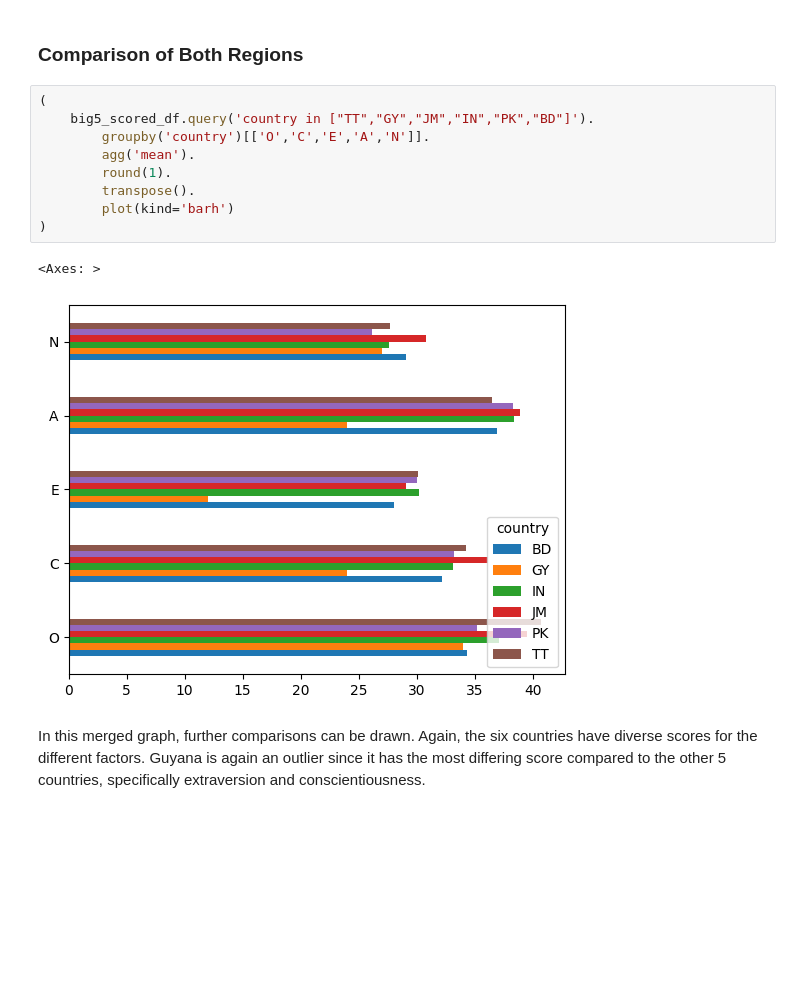
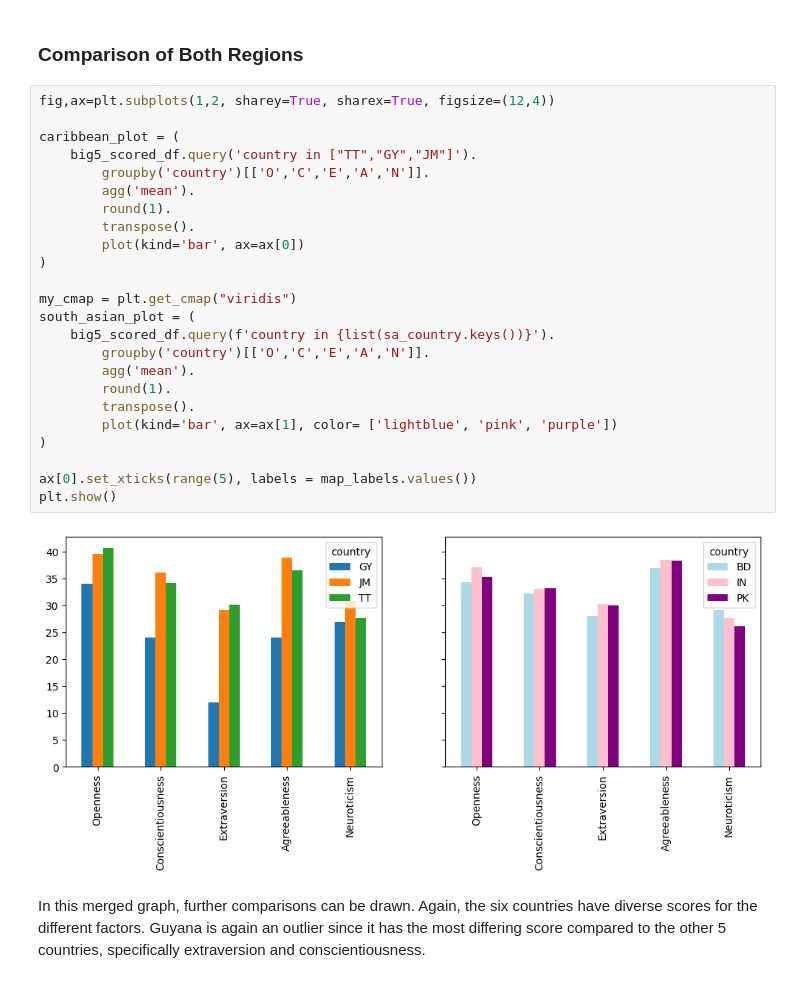
Before and after one commit to nmaharaj28/comm3180_S26_Blog, a Jupyter notebook: posts/002_personality/blog.ipynb, the cells around one changed output. Drawn from its saved outputs; the diff is of its cells as text; blank space fills up the shorter version.

```diff
--- a/posts/002_personality/blog.ipynb
+++ b/posts/002_personality/blog.ipynb
@@ -117,17 +117,31 @@ This graph shows that the South Asian subcontinent scored almost identically on
 # %% [markdown]
 ### Comparison of Both Regions
 # %%
-(
-    big5_scored_df.query('country in ["TT","GY","JM","IN","PK","BD"]').
+fig,ax=plt.subplots(1,2, sharey=True, sharex=True, figsize=(12,4))
+
+caribbean_plot = (
+    big5_scored_df.query('country in ["TT","GY","JM"]').
         groupby('country')[['O','C','E','A','N']].
         agg('mean').
         round(1).
         transpose().
-        plot(kind='barh')
+        plot(kind='bar', ax=ax[0])
 )
+
+my_cmap = plt.get_cmap("viridis")
+south_asian_plot = (
+    big5_scored_df.query(f'country in {list(sa_country.keys())}').
+        groupby('country')[['O','C','E','A','N']].
+        agg('mean').
+        round(1).
+        transpose().
+        plot(kind='bar', ax=ax[1], color= ['lightblue', 'pink', 'purple'])
+)
+
+ax[0].set_xticks(range(5), labels = map_labels.values())
+plt.show()
 # %% [output]
-<Axes: >
-[figure, old version]
+[figure, new version]
 # %% [markdown]
 In this merged graph, further comparisons can be drawn. Again, the six countries have diverse scores for the different factors. Guyana is again an outlier since it has the most differing score compared to the other 5 countries, specifically extraversion and conscientiousness.
 # %% [markdown]
```
